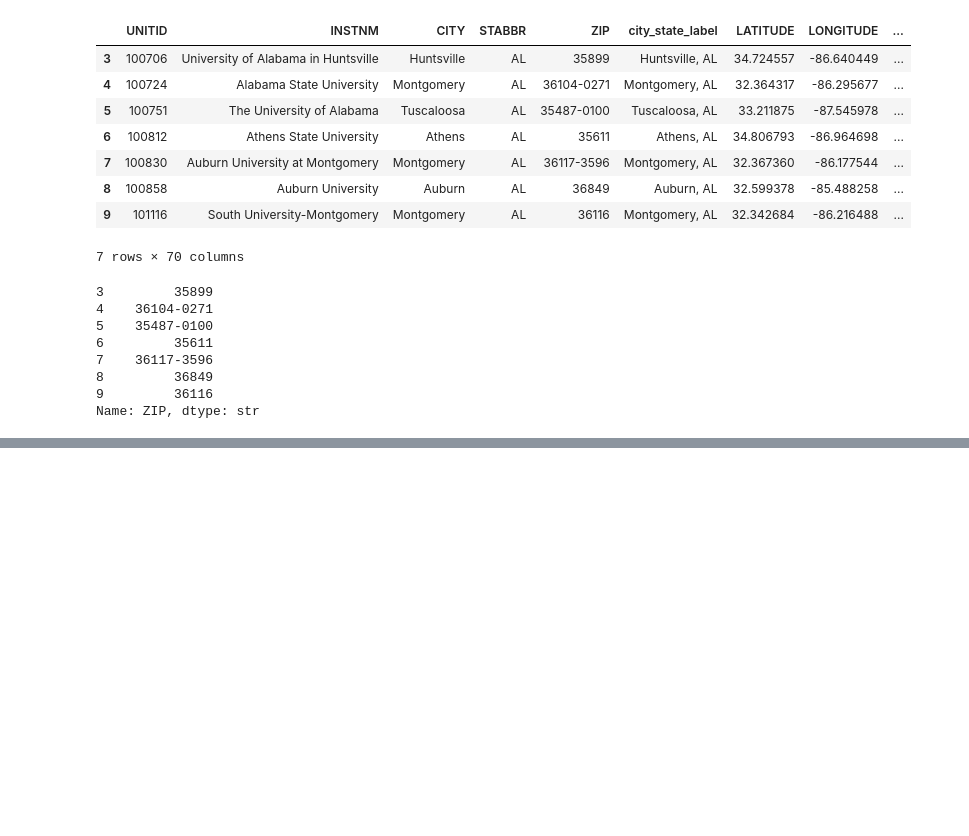
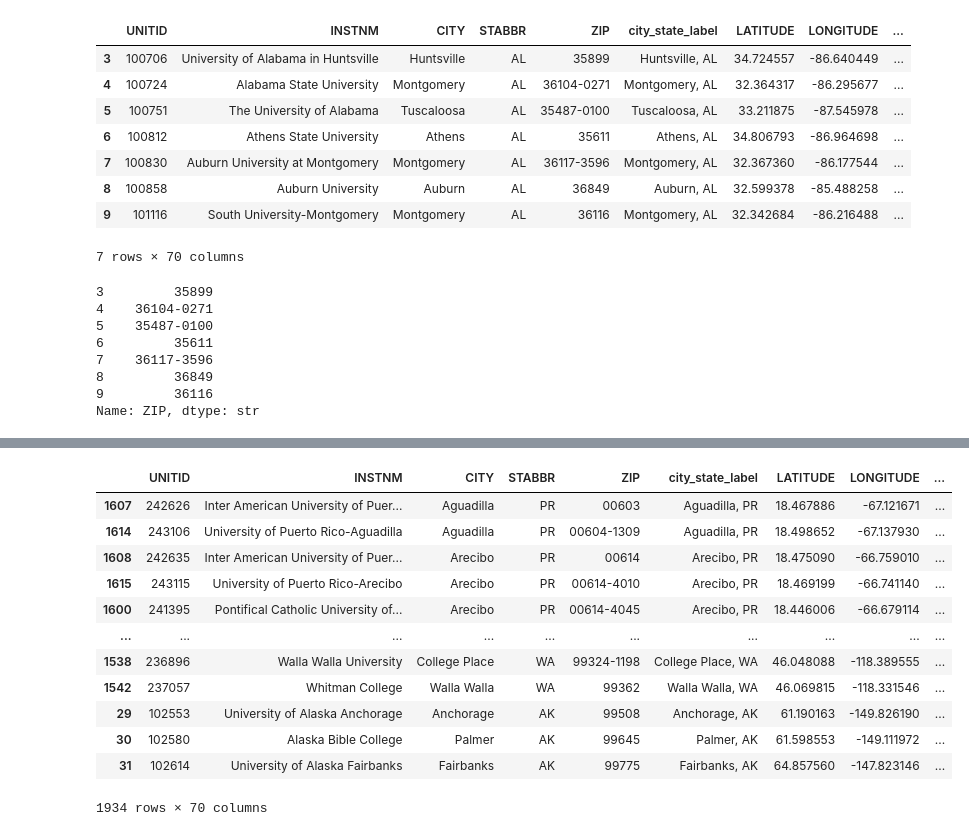
Before and after one commit to aranya-code/py-data-sandbox, a Jupyter notebook: pandas_scratchpad.ipynb, the cells around one changed output, grey strips where cells are left out. Cells and saved outputs as stored; diff of their text form; code cells hidden in the pictures; blank space fills up the shorter version.

```diff
--- a/pandas_scratchpad.ipynb
+++ b/pandas_scratchpad.ipynb
@@ -102,0 +147,17 @@ Name: ZIP, dtype: str
+# %%
+# Sorting data dataframe
+data.sort_values('ZIP')
+# %% [output]
+|  | UNITID | INSTNM | CITY | STABBR | ZIP | city_state_label | LATITUDE | LONGITUDE | ... |
+| 1607 | 242626 | Inter American University of Puer... | Aguadilla | PR | 00603 | Aguadilla, PR | 18.467886 | -67.121671 | ... |
+| 1614 | 243106 | University of Puerto Rico-Aguadilla | Aguadilla | PR | 00604-1309 | Aguadilla, PR | 18.498652 | -67.137930 | ... |
+| 1608 | 242635 | Inter American University of Puer... | Arecibo | PR | 00614 | Arecibo, PR | 18.475090 | -66.759010 | ... |
+| 1615 | 243115 | University of Puerto Rico-Arecibo | Arecibo | PR | 00614-4010 | Arecibo, PR | 18.469199 | -66.741140 | ... |
+| 1600 | 241395 | Pontifical Catholic University of... | Arecibo | PR | 00614-4045 | Arecibo, PR | 18.446006 | -66.679114 | ... |
+| ... | ... | ... | ... | ... | ... | ... | ... | ... | ... |
+| 1538 | 236896 | Walla Walla University | College Place | WA | 99324-1198 | College Place, WA | 46.048088 | -118.389555 | ... |
+| 1542 | 237057 | Whitman College | Walla Walla | WA | 99362 | Walla Walla, WA | 46.069815 | -118.331546 | ... |
+| 29 | 102553 | University of Alaska Anchorage | Anchorage | AK | 99508 | Anchorage, AK | 61.190163 | -149.826190 | ... |
+| 30 | 102580 | Alaska Bible College | Palmer | AK | 99645 | Palmer, AK | 61.598553 | -149.111972 | ... |
+| 31 | 102614 | University of Alaska Fairbanks | Fairbanks | AK | 99775 | Fairbanks, AK | 64.857560 | -147.823146 | ... |
+1934 rows × 70 columns
```
Also changed, not shown: parts of 6 cells of this notebook.
